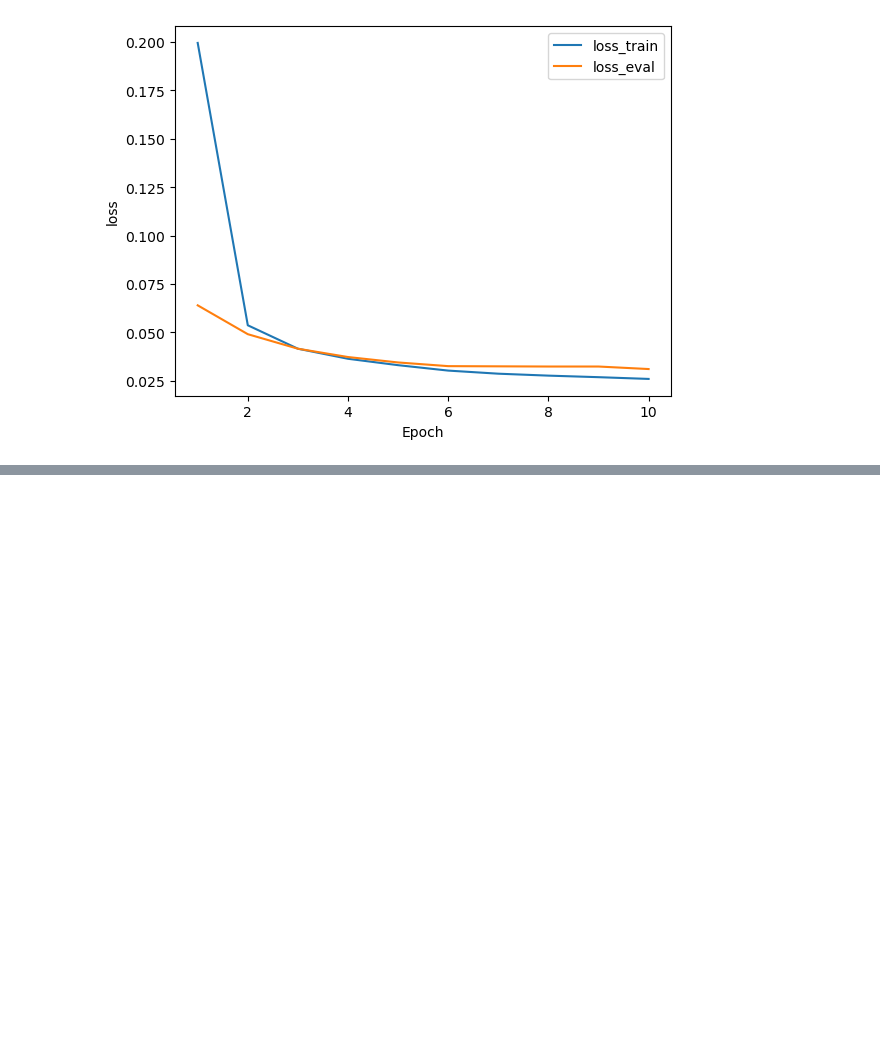
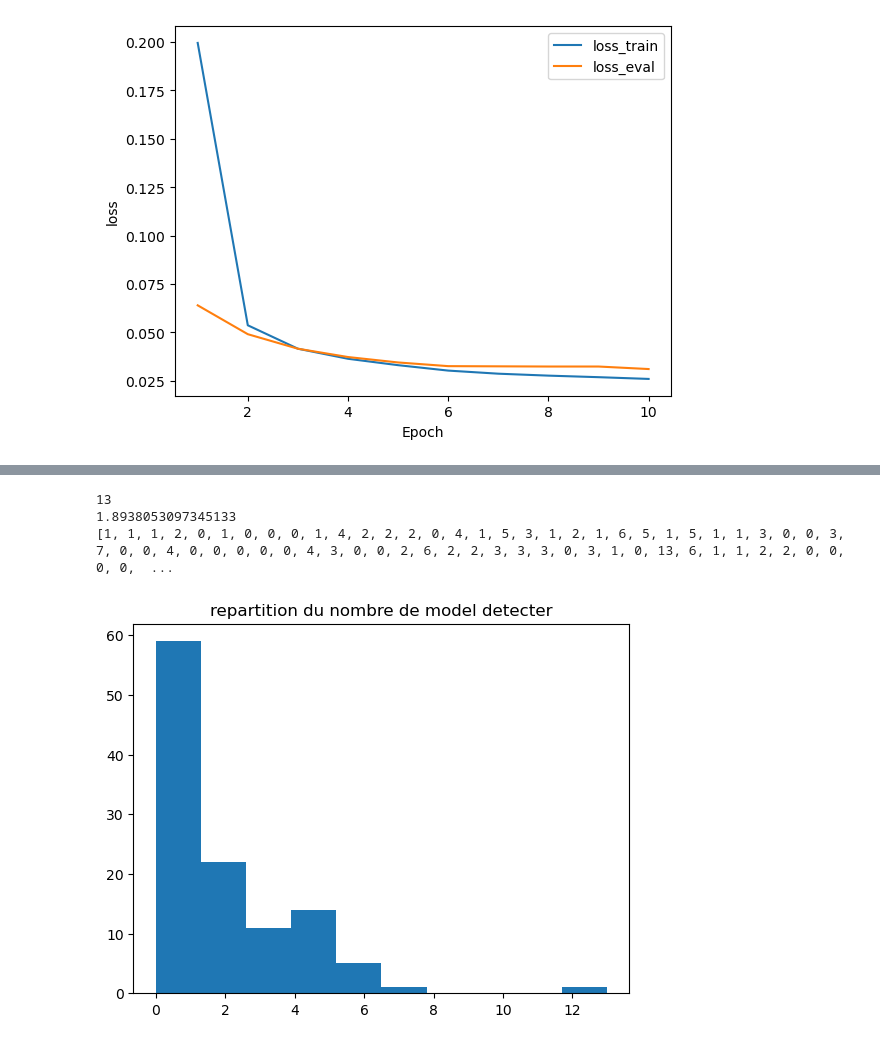
Before and after one commit to Idir6380/TER_GENERATOR, a Jupyter notebook: training/src/test.ipynb, the cells around one changed output, grey strips where cells are left out. Saved outputs shown, nothing was run; the diff lists cells and outputs as text; code cells hidden in the pictures; blank space fills up the shorter version.

```diff
--- a/training/src/test.ipynb
+++ b/training/src/test.ipynb
@@ -63,0 +71,13 @@ la.index(5)
+# %%
+max_,l=lire_json(file_path2)
+print(max_)
+print(np.mean(np.array(l)))
+print(l)
+plt.hist(l)
+plt.title("repartition du nombre de model detecter")
+plt.show()
+# %% [output]
+13
+1.8938053097345133
+[1, 1, 1, 2, 0, 1, 0, 0, 0, 1, 4, 2, 2, 2, 0, 4, 1, 5, 3, 1, 2, 1, 6, 5, 1, 5, 1, 1, 3, 0, 0, 3, 7, 0, 0, 4, 0, 0, 0, 0, 0, 4, 3, 0, 0, 2, 6, 2, 2, 3, 3, 3, 0, 3, 1, 0, 13, 6, 1, 1, 2, 2, 0, 0, 0, 0,  ...
+[figure, added]
```
Also changed, not shown: parts of 10 cells of this notebook, 11 other files.
